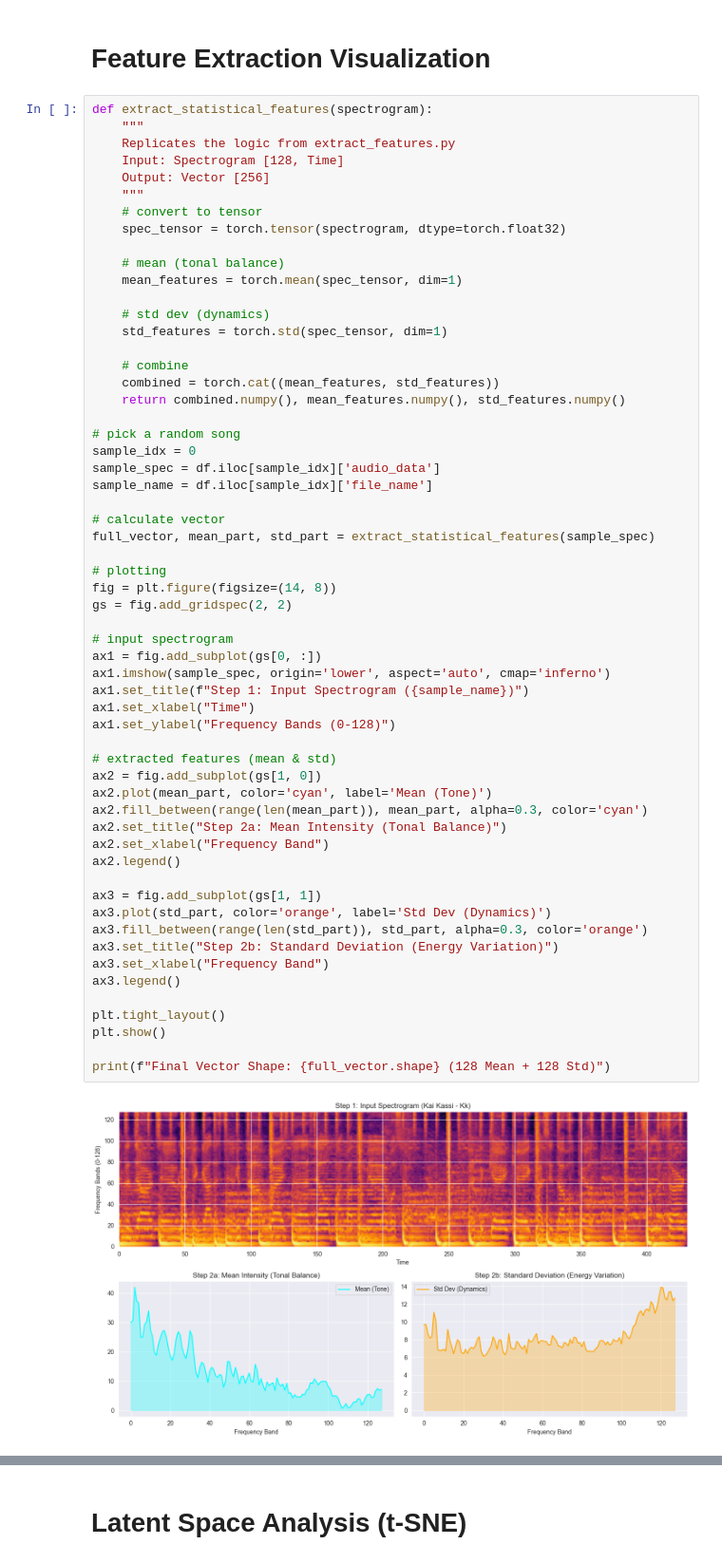
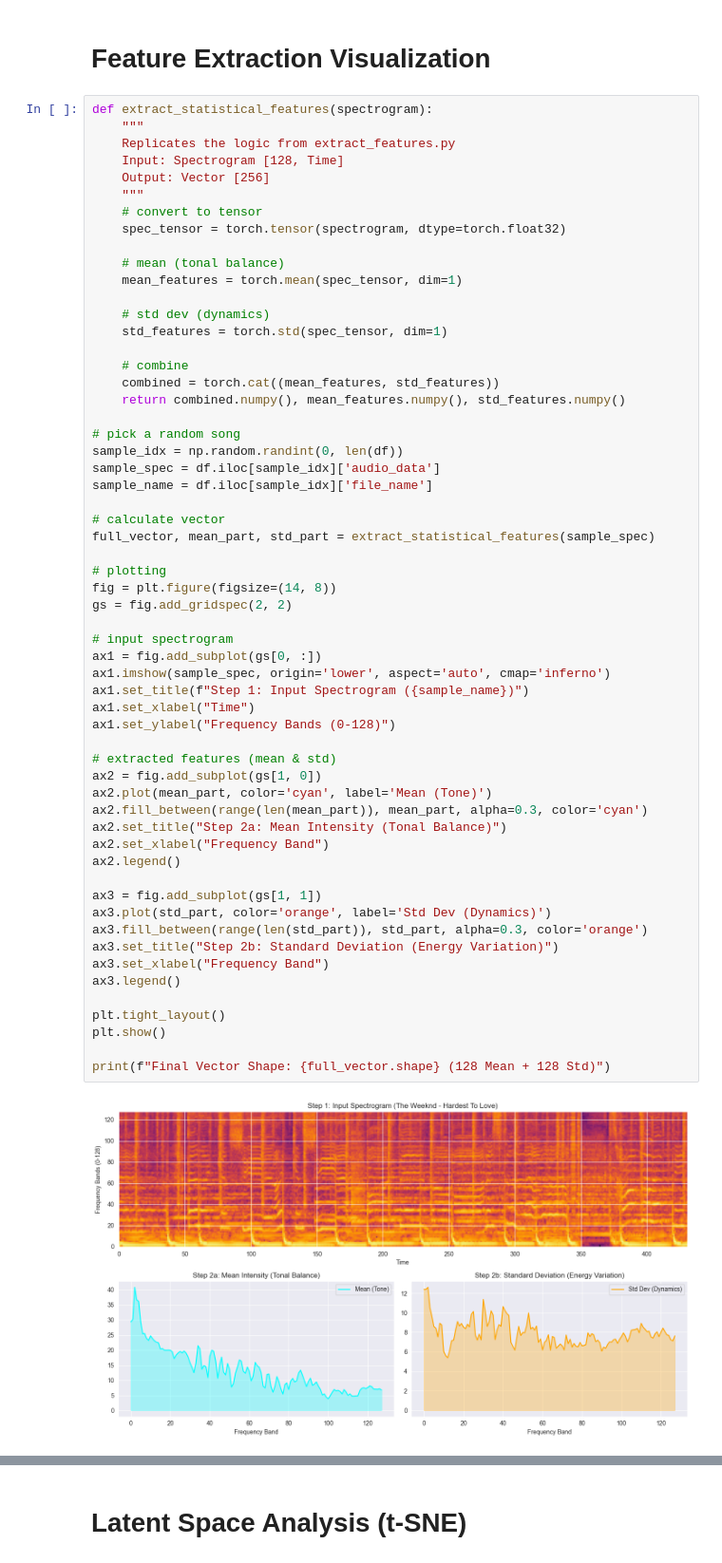
Before and after one commit to Kaustav2500/music-recommender-with-audio-recognition, a Jupyter notebook: eda.ipynb, the cells around one changed output, grey strips where cells are left out. Shown at 95% size. Cells and saved outputs as stored; diff of their text form.

```diff
--- a/eda.ipynb
+++ b/eda.ipynb
@@ -89,7 +89,7 @@ def extract_statistical_features(spectrogram):
     return combined.numpy(), mean_features.numpy(), std_features.numpy()
 
 # pick a random song
-sample_idx = 0
+sample_idx = np.random.randint(0, len(df))
 sample_spec = df.iloc[sample_idx]['audio_data']
 sample_name = df.iloc[sample_idx]['file_name']
 
@@ -100,34 +100,34 @@ full_vector, mean_part, std_part = extract_statistical_features(sample_spec)
 fig = plt.figure(figsize=(14, 8))
 gs = fig.add_gridspec(2, 2)
 
 # input spectrogram
 ax1 = fig.add_subplot(gs[0, :])
 ax1.imshow(sample_spec, origin='lower', aspect='auto', cmap='inferno')
 ax1.set_title(f"Step 1: Input Spectrogram ({sample_name})")
 ax1.set_xlabel("Time")
 ax1.set_ylabel("Frequency Bands (0-128)")
 
 # extracted features (mean & std)
 ax2 = fig.add_subplot(gs[1, 0])
 ax2.plot(mean_part, color='cyan', label='Mean (Tone)')
 ax2.fill_between(range(len(mean_part)), mean_part, alpha=0.3, color='cyan')
 ax2.set_title("Step 2a: Mean Intensity (Tonal Balance)")
 ax2.set_xlabel("Frequency Band")
 ax2.legend()
 
 ax3 = fig.add_subplot(gs[1, 1])
 ax3.plot(std_part, color='orange', label='Std Dev (Dynamics)')
 ax3.fill_between(range(len(std_part)), std_part, alpha=0.3, color='orange')
 ax3.set_title("Step 2b: Standard Deviation (Energy Variation)")
 ax3.set_xlabel("Frequency Band")
 ax3.legend()
 
 plt.tight_layout()
 plt.show()
 
 print(f"Final Vector Shape: {full_vector.shape} (128 Mean + 128 Std)")
 # %% [output]
-[figure, old version]
+[figure, new version]
 Final Vector Shape: (256,) (128 Mean + 128 Std)
 # %% [markdown]
 # Latent Space Analysis (t-SNE)
```
Also changed, not shown: parts of 2 cells of this notebook.
